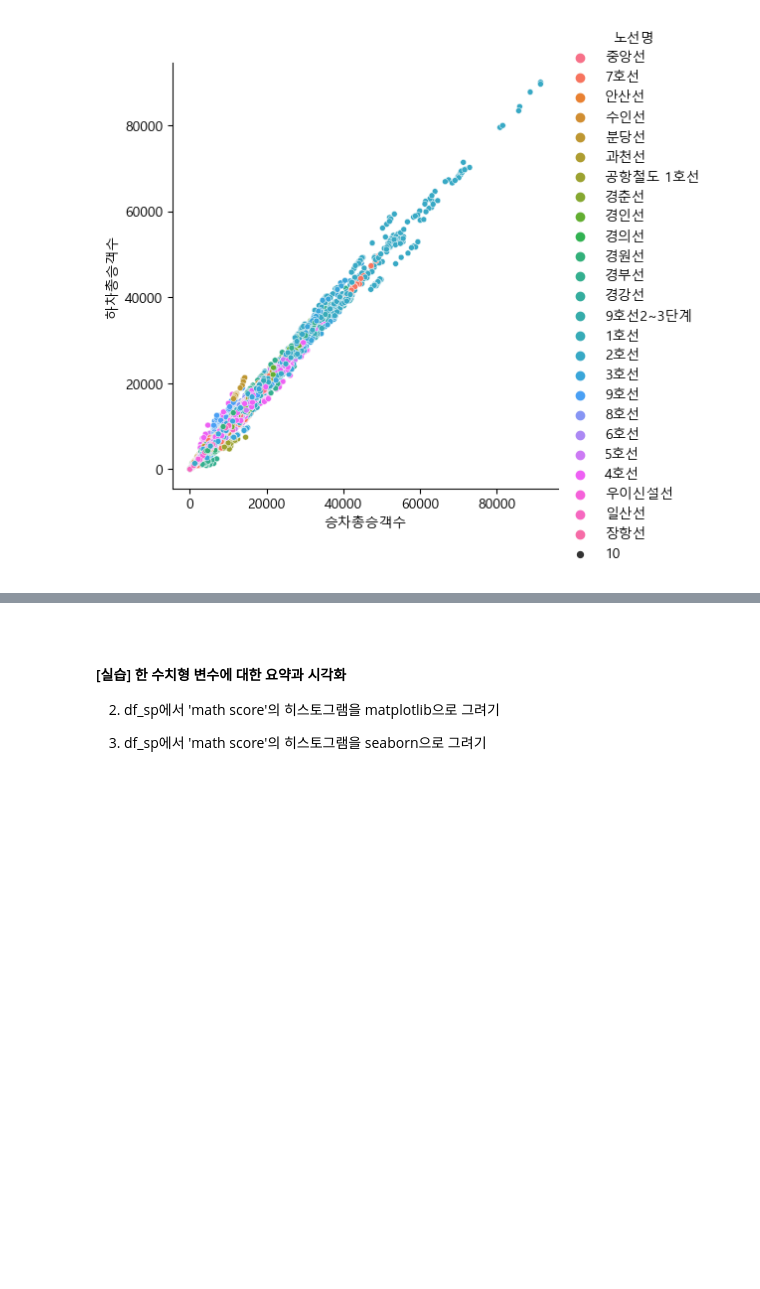
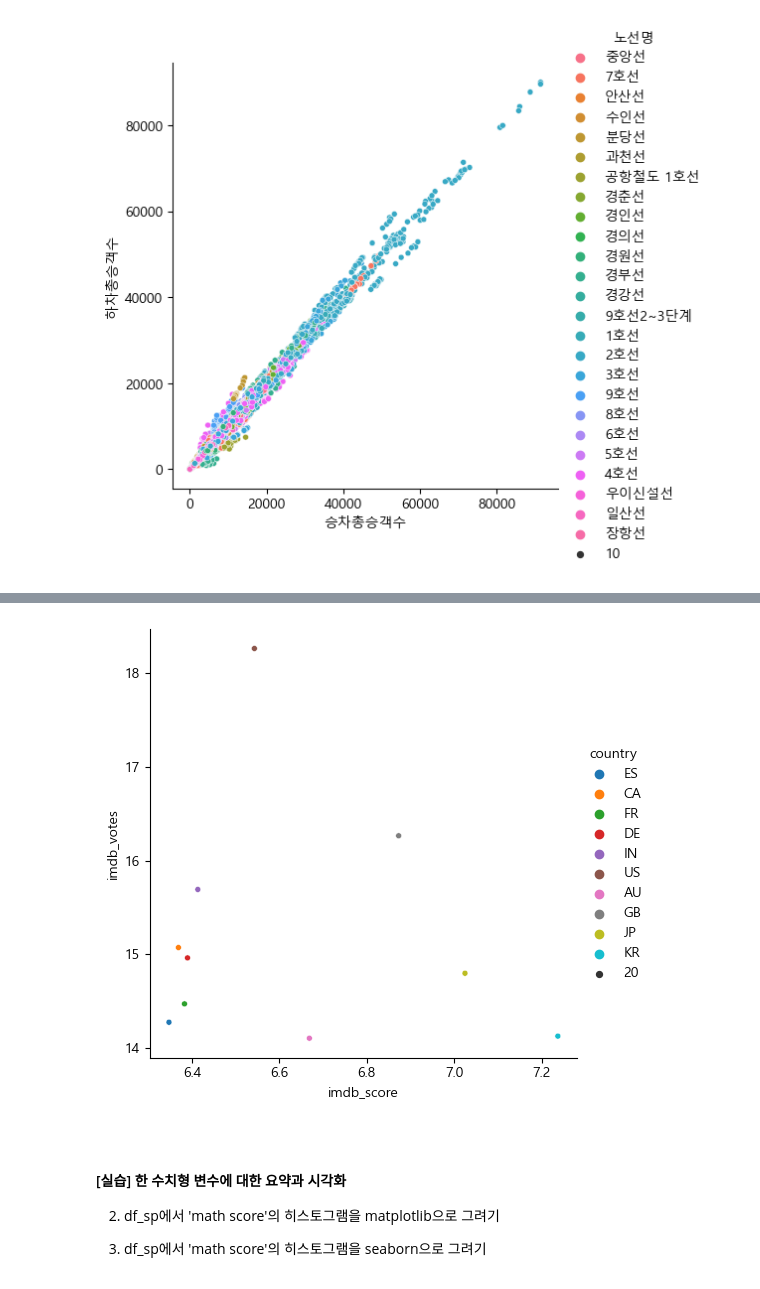
Before and after one commit to dnjsclf145/CDsamsung, a Jupyter notebook: 06실습답안.ipynb, the cells around one changed output, grey strips where cells are left out. Saved outputs shown, nothing was run; the diff lists cells and outputs as text; code cells hidden in the pictures; blank space fills up the shorter version.

```diff
--- a/06실습답안.ipynb
+++ b/06실습답안.ipynb
@@ -74,3 +144,10 @@ plt.show()
+# %%
+import numpy as np
+
+sns.relplot(kind='scatter', data=top_10, x='imdb_score', y=np.log(top_10['imdb_votes']), size=20, hue=top_10.index)
+plt.show()
+# %% [output]
+[figure, added]
 # %% [markdown]
 <br>
 
```
Also changed, not shown: parts of 8 cells of this notebook, 4 other files.
